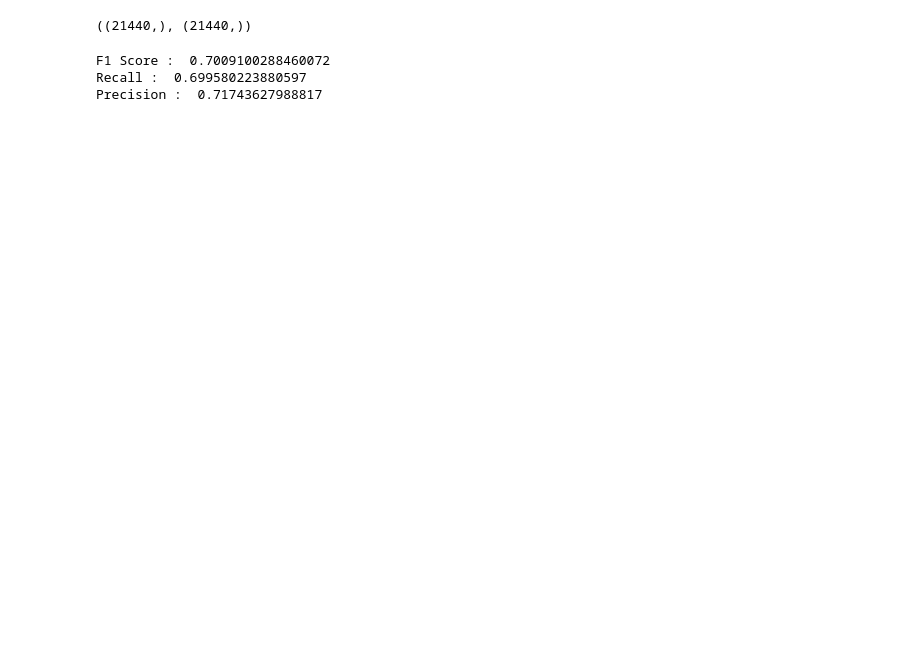
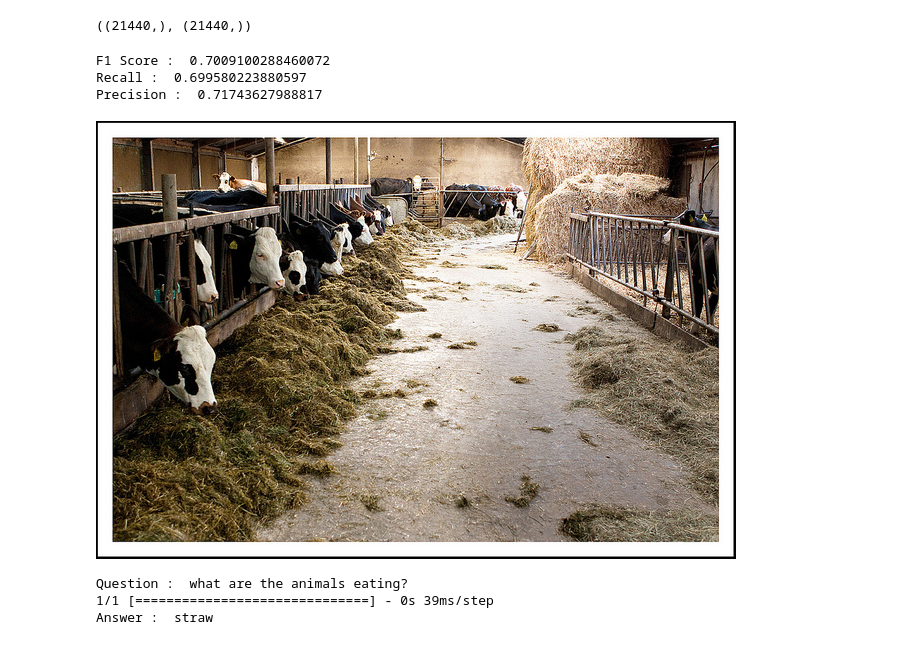
Before and after one commit to nikiiitb/Project_2, a Jupyter notebook: vqa_model_2_clipped_test.ipynb, the cells around one changed output. Cells and saved outputs as stored; diff of their text form; code cells hidden in the pictures; blank space fills up the shorter version.

```diff
--- a/vqa_model_2_clipped_test.ipynb
+++ b/vqa_model_2_clipped_test.ipynb
@@ -62,3 +50,6 @@ id2label = {idx: label for label, idx in label2id.items()}
+# %%
+label2id = pickle.load(open(f"label2id_{SAMPLE_SET}_clipped.pkl" , "rb"))
+id2label = pickle.load(open(f"id2label_{SAMPLE_SET}_clipped.pkl" , "rb"))
 # %%
 label2id
 # %% [output]
@@ -333,19 +309,24 @@ F1 Score :  0.7009100288460072
 Recall :  0.699580223880597
 Precision :  0.71743627988817
 # %%
-test = df.iloc[0]
-test_question = test["question"]
-# test_question = "gow many animals are there"
+test = df.iloc[22]
+# test_question = test["question"]
+test_question = "what are the animals eating?"
 test_image = Image.open("train2014_3d/" + test["image_id"])
 
 display(test_image)
 
 test_text_feat = bert_processor([test_question] , padding='max_length', max_length=MAX_LEN, truncation=True, return_tensors="np")
 test_image_feat = vit_processor([test_image] , return_tensors="np")["pixel_values"]
 
 
 print("Question : " , test_question)
 ans = model_loaded.predict([test_image_feat , test_text_feat["input_ids"] , test_text_feat["attention_mask"]])
 ans = np.argmax(ans)
 ans = id2label[ans]
 print("Answer : " , ans)
+# %% [output]
+[figure, added]
+Question :  what are the animals eating?
+1/1 [==============================] - 0s 39ms/step
+Answer :  straw
```
Also changed, not shown: parts of 9 cells of this notebook.
